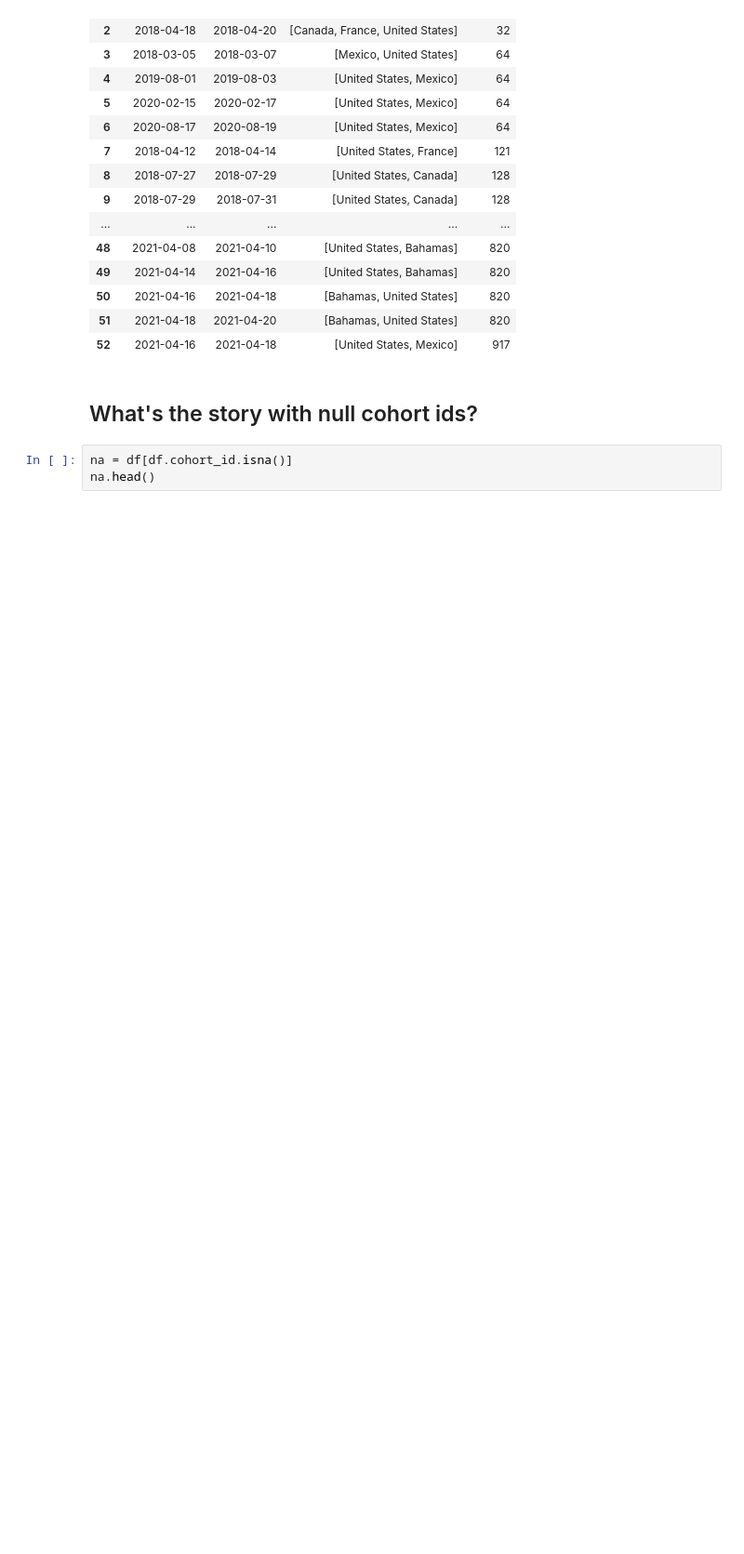
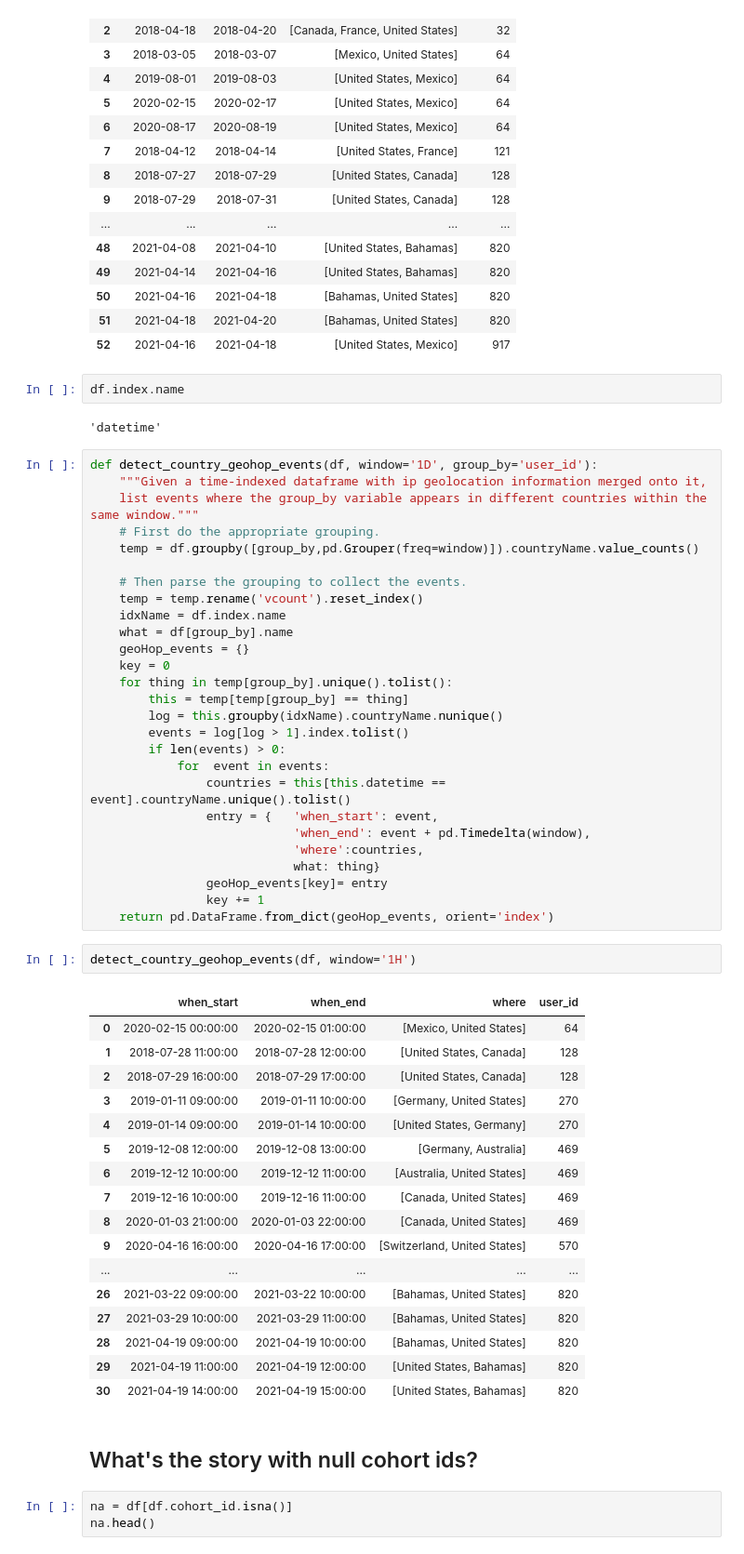
Before and after one commit to best-anamoly-detection-group-project/detection_project, a Jupyter notebook: josh_workspace/malicious_anomalies.ipynb, the cells around one changed output. Shown: that part at 93% size. Cells and saved outputs as stored; diff of their text form; blank space fills up the shorter version.

```diff
--- a/josh_workspace/malicious_anomalies.ipynb
+++ b/josh_workspace/malicious_anomalies.ipynb
@@ -215,6 +215,57 @@ pd.DataFrame.from_dict(geoHop_events, orient='index')
 | 50 | 2021-04-16 | 2021-04-18 | [Bahamas, United States] | 820 |
 | 51 | 2021-04-18 | 2021-04-20 | [Bahamas, United States] | 820 |
 | 52 | 2021-04-16 | 2021-04-18 | [United States, Mexico] | 917 |
+# %%
+df.index.name
+# %% [output]
+'datetime'
+# %%
+def detect_country_geohop_events(df, window='1D', group_by='user_id'):
+    """Given a time-indexed dataframe with ip geolocation information merged onto it,
+    list events where the group_by variable appears in different countries within the same window."""
+    # First do the appropriate grouping.
+    temp = df.groupby([group_by,pd.Grouper(freq=window)]).countryName.value_counts()
+
+    # Then parse the grouping to collect the events.
+    temp = temp.rename('vcount').reset_index()
+    idxName = df.index.name
+    what = df[group_by].name
+    geoHop_events = {}
+    key = 0
+    for thing in temp[group_by].unique().tolist():
+        this = temp[temp[group_by] == thing]
+        log = this.groupby(idxName).countryName.nunique()
+        events = log[log > 1].index.tolist()
+        if len(events) > 0:
+            for  event in events:
+                countries = this[this.datetime == event].countryName.unique().tolist()
+                entry = {   'when_start': event,
+                            'when_end': event + pd.Timedelta(window),
+                            'where':countries,
+                            what: thing}
+                geoHop_events[key]= entry
+                key += 1
+    return pd.DataFrame.from_dict(geoHop_events, orient='index')
+# %%
+detect_country_geohop_events(df, window='1H')
+# %% [output]
+|  | when_start | when_end | where | user_id |
+| 0 | 2020-02-15 00:00:00 | 2020-02-15 01:00:00 | [Mexico, United States] | 64 |
+| 1 | 2018-07-28 11:00:00 | 2018-07-28 12:00:00 | [United States, Canada] | 128 |
+| 2 | 2018-07-29 16:00:00 | 2018-07-29 17:00:00 | [United States, Canada] | 128 |
+| 3 | 2019-01-11 09:00:00 | 2019-01-11 10:00:00 | [Germany, United States] | 270 |
+| 4 | 2019-01-14 09:00:00 | 2019-01-14 10:00:00 | [United States, Germany] | 270 |
+| 5 | 2019-12-08 12:00:00 | 2019-12-08 13:00:00 | [Germany, Australia] | 469 |
+| 6 | 2019-12-12 10:00:00 | 2019-12-12 11:00:00 | [Australia, United States] | 469 |
+| 7 | 2019-12-16 10:00:00 | 2019-12-16 11:00:00 | [Canada, United States] | 469 |
+| 8 | 2020-01-03 21:00:00 | 2020-01-03 22:00:00 | [Canada, United States] | 469 |
+| 9 | 2020-04-16 16:00:00 | 2020-04-16 17:00:00 | [Switzerland, United States] | 570 |
+| ... | ... | ... | ... | ... |
+| 26 | 2021-03-22 09:00:00 | 2021-03-22 10:00:00 | [Bahamas, United States] | 820 |
+| 27 | 2021-03-29 10:00:00 | 2021-03-29 11:00:00 | [Bahamas, United States] | 820 |
+| 28 | 2021-04-19 09:00:00 | 2021-04-19 10:00:00 | [Bahamas, United States] | 820 |
+| 29 | 2021-04-19 11:00:00 | 2021-04-19 12:00:00 | [United States, Bahamas] | 820 |
+| 30 | 2021-04-19 14:00:00 | 2021-04-19 15:00:00 | [United States, Bahamas] | 820 |
 # %% [markdown]
 ## What's the story with null cohort ids?
 # %%
```
Also changed, not shown: 3 other files.
